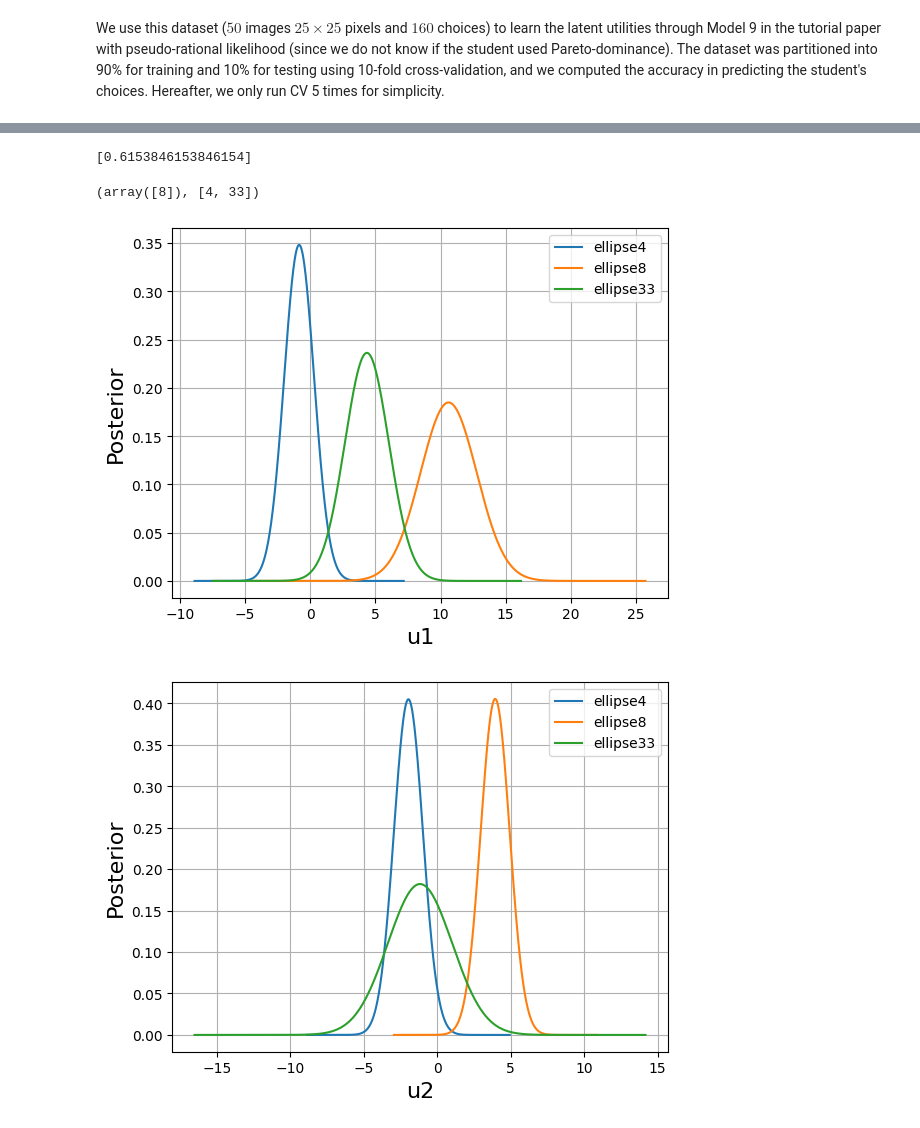
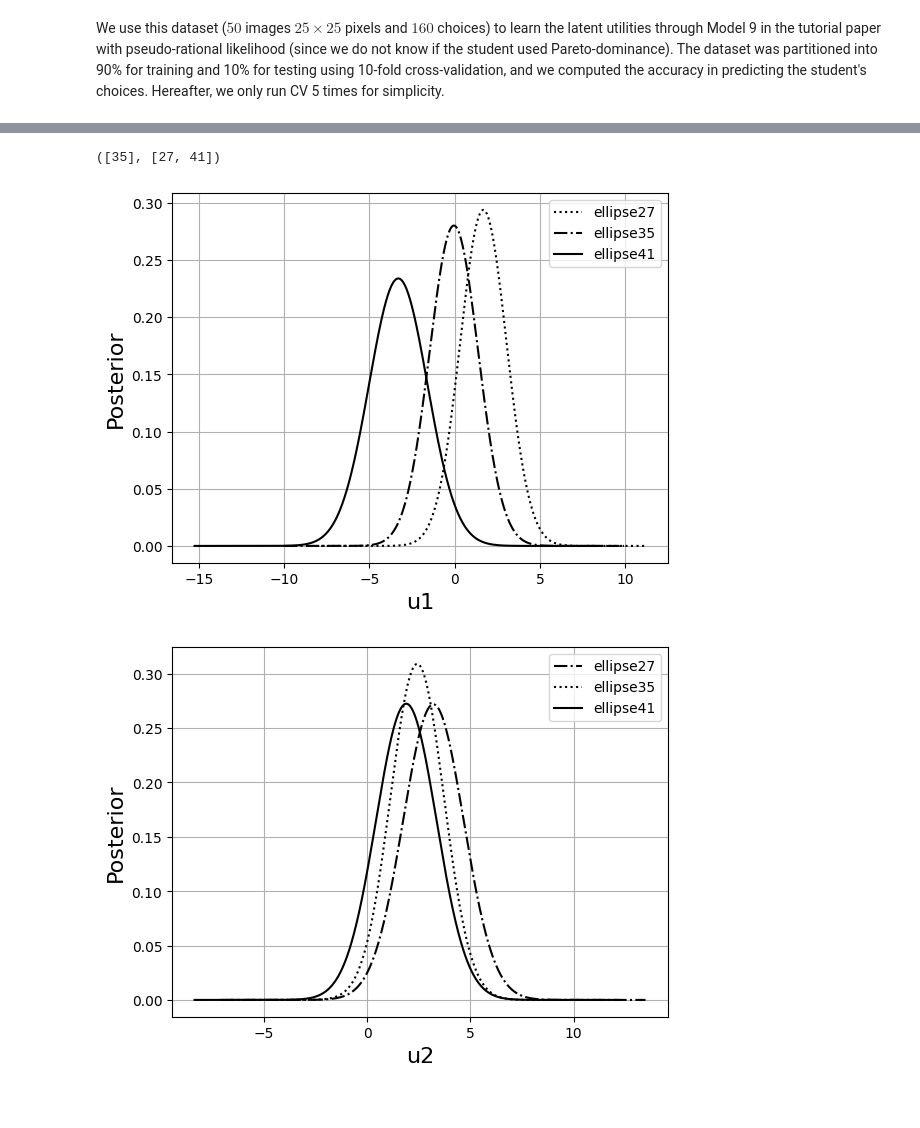
Before and after one commit to benavoli/prefGP, a Jupyter notebook: notebooks/Choosing_ellipses.ipynb, the cells around one changed output, grey strips where cells are left out. Cells and saved outputs as stored; diff of their text form; code cells hidden in the pictures.

```diff
--- a/notebooks/Choosing_ellipses.ipynb
+++ b/notebooks/Choosing_ellipses.ipynb
@@ -91,4 +91,9 @@ RA = [np.setdiff1d(set_choices[i],user_choices[i]).tolist() for i in range(len(s
 print(list(zip(CA[1:5],RA[1:5])))#each tuple is a choosing task
 # %% [output]
 [([6], [36, 47]), ([42, 37], [47]), ([3], [12, 20]), ([39, 41], [44])]
+# %%
+#only got plot
+plottingcases = True
+ind_test1 =[14,81,91]
+ind_train1=np.setdiff1d(np.arange(len(CA)),ind_te)
 # %%
@@ -107,18 +116,22 @@ for i in range(160):
 We use this dataset ($50$ images $25\times 25$ pixels and $160$ choices) to learn the latent utilities through Model 9 in the tutorial paper with pseudo-rational likelihood (since we do not know if the student used Pareto-dominance). The dataset was partitioned into 90\% for training and 10\% for testing using 10-fold cross-validation, and we computed the accuracy in predicting the student's choices. Hereafter, we only run  CV 5 times for simplicity.
 # %%
 n_splits=1
-splitter = GroupShuffleSplit(train_size=0.95, n_splits=n_splits, random_state = 42)
+splitter = GroupShuffleSplit(train_size=0.90, n_splits=n_splits, random_state = 42)
 split = splitter.split(CA, groups=np.arange(len(CA)))
-X = df.values
+X = df.values/255
 Res=[]
 for cv in range(n_splits):
     print(cv)
     #prepare data
-    ind_train, ind_test = next(split)
+    if plottingcases==False:
+        ind_train, ind_test = next(split)
+    else:
+         ind_train, ind_test =  ind_train1, ind_test1
     CA_tr=[CA[i] for i in ind_train]
     RA_tr=[RA[i] for i in ind_train]
     CA_te=[CA[i] for i in ind_test]
     RA_te=[RA[i] for i in ind_test]
+
 
     dimA = 3#each choice set has dimension 3
     #choice data
@@ -214,50 +218,44 @@ for cv in range(n_splits):
-# %%
-Res
-# %% [output]
-[0.6153846153846154]
 # %%
 from scipy.stats import norm
 mean1=predictions[0][0:X.shape[0],:]
 Sigma1=predictions[1][0:X.shape[0],0:X.shape[0]]
 mean2=predictions[0][X.shape[0]:,:]
 Sigma2=predictions[1][X.shape[0]:,X.shape[0]:]
-ii=1
+ii=2
 ind=np.union1d(CA_te[ii],RA_te[ii]).astype(int) #([39], [19, 34])
 print((CA_te[ii],RA_te[ii]))
-col=['C0','C1','C2']
+col=[':','-.','-']
 j=-1
 for i in ind:
     j=j+1
     m1=mean1[i]
     s1=np.sqrt(Sigma1[i,i])
     xx = np.linspace(m1 - 7*s1,m1+7*s1, 1000)
     yy = norm.pdf(xx, m1, s1)
-    plt.plot(xx, yy,color=col[j],label="ellipse"+str(i))
+    plt.plot(xx, yy,color='black',linestyle=col[j],label="ellipse"+str(i))
 plt.xlabel("u1",fontsize=16)
 plt.legend()
 plt.grid()
 plt.ylabel("Posterior",fontsize=16)
-#plt.savefig("ellipseu5.pdf")
+#plt.savefig("figures/ellipseu5.pdf")
 
 plt.figure()
 j=-1
 for i in ind:
     j=j+1
     m1=mean2[i]
     s1=np.sqrt(Sigma2[i,i])
     xx = np.linspace(m1 - 7*s1,m1+7*s1, 1000)
     yy = norm.pdf(xx, m1, s1)
-    plt.plot(xx, yy,color=col[j],label="ellipse"+str(i))
+    plt.plot(xx, yy,color='black',linestyle=col[j],label="ellipse"+str(i))
 plt.xlabel("u2",fontsize=16)
 plt.legend()
 plt.grid()
 plt.ylabel("Posterior",fontsize=16)
-plt.savefig("ellipseu6.pdf")
+#plt.savefig("ellipseu6.pdf")
 #az.plot_dist(predictions[0]-predictions[2])
-
-
-#plt.savefig("trasp_u_rbf.pdf")
+#plt.savefig("figures/ellipseu6.pdf")
 # %% [output]
-(array([8]), [4, 33])
+([35], [27, 41])
-[figure, old version]
+[figure, new version]
-[figure, old version]
+[figure, new version]
```
Also changed, not shown: parts of 3 cells of this notebook, 7 other files.
